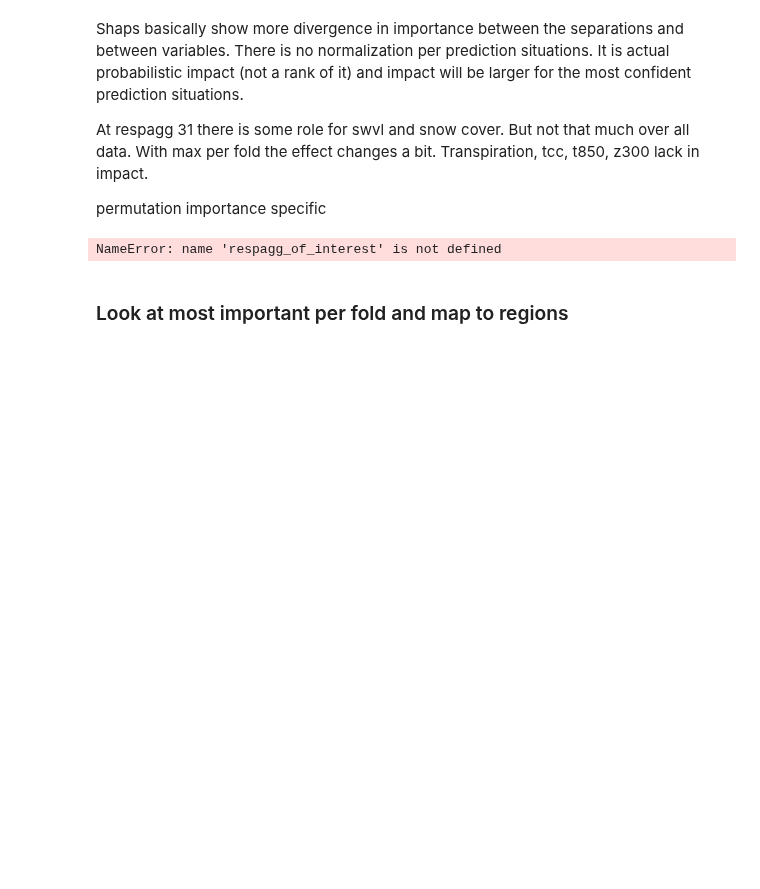
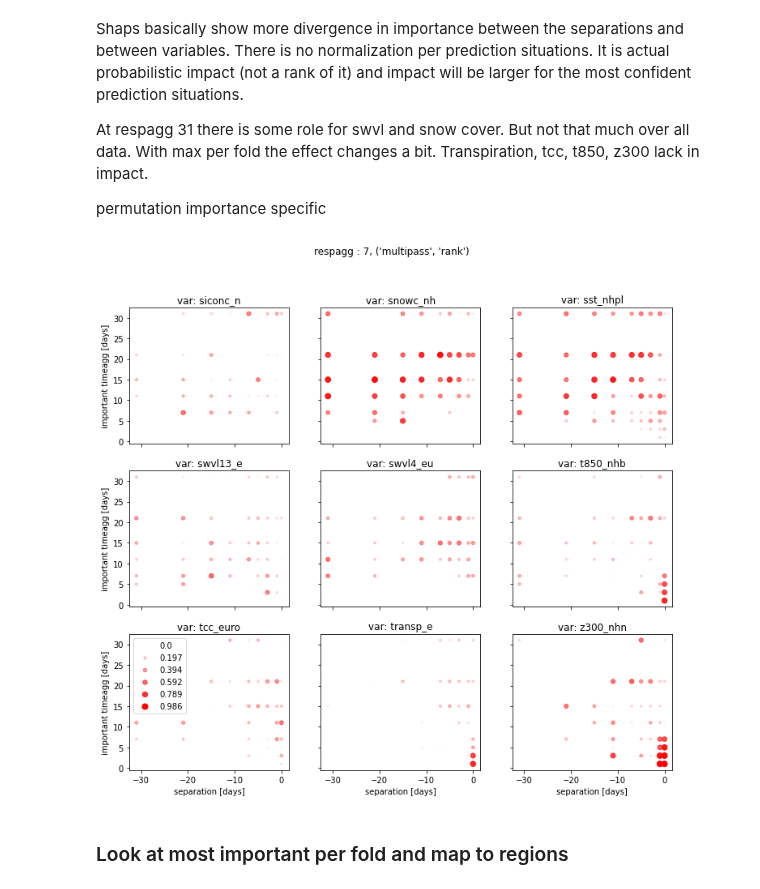
Before and after one commit to chiemvs/Weave, a Jupyter notebook: notebooks/test_inspection.ipynb, the cells around one changed output. Saved outputs shown, nothing was run; the diff lists cells and outputs as text; code cells hidden in the pictures; blank space fills up the shorter version.

```diff
--- a/notebooks/test_inspection.ipynb
+++ b/notebooks/test_inspection.ipynb
@@ -98,16 +86,16 @@ At respagg 31 there is some role for swvl and snow cover. But not that much over
 permutation importance specific
 # %%
 permimps = ImportanceData(permimppath, respagg=respagg_of_interest, separation= separation_of_interest, quantile = quantile, model=model)
-perm.load_data(inputpath = inputpath, X_too = True, y_too = True)
-perm.scale_within(fill_na = True) # This scales within ['respagg','separation','fold'], so gets one model fit onto scale [0,1]
-perm.reduce_over('clustid', how = 'max') # Max does not equal sum here. Though it is similar in character (there are no negative importances)
-perm.reduce_over('metric', how = 'max')
+permimps.load_data(inputpath = inputpath, X_too = True, y_too = True)
+permimps.scale_within(fill_na = True) # This scales within ['respagg','separation','fold'], so gets one model fit onto scale [0,1]
+permimps.reduce_over('clustid', how = 'max') # Max does not equal sum here. Though it is similar in character (there are no negative importances)
+permimps.reduce_over('metric', how = 'max')
 #perm.df = perm.df.iloc[perm.df.index.get_loc_level('spatcov',level = 'metric')[0],:] # Selecting only one metric
-perm.reduce_over('fold', how = 'mean') # Mean equals sum here because the amount of folds is equal.
+permimps.reduce_over('fold', how = 'mean') # Mean equals sum here because the amount of folds is equal.
-# %% [output]
-NameError: name 'respagg_of_interest' is not defined
 # %%
-fig, axes = dotplot(perm.df.iloc[:,2], alphascaler = 1, nlegend_items=6)
+fig, axes = dotplot(permimps.df.iloc[:,2], alphascaler = 1, nlegend_items=6)
+# %% [output]
+[figure, added]
 # %% [markdown]
 ### Look at most important per fold and map to regions
 # %%
```
Also changed, not shown: parts of 35 cells of this notebook, 1 other file.
